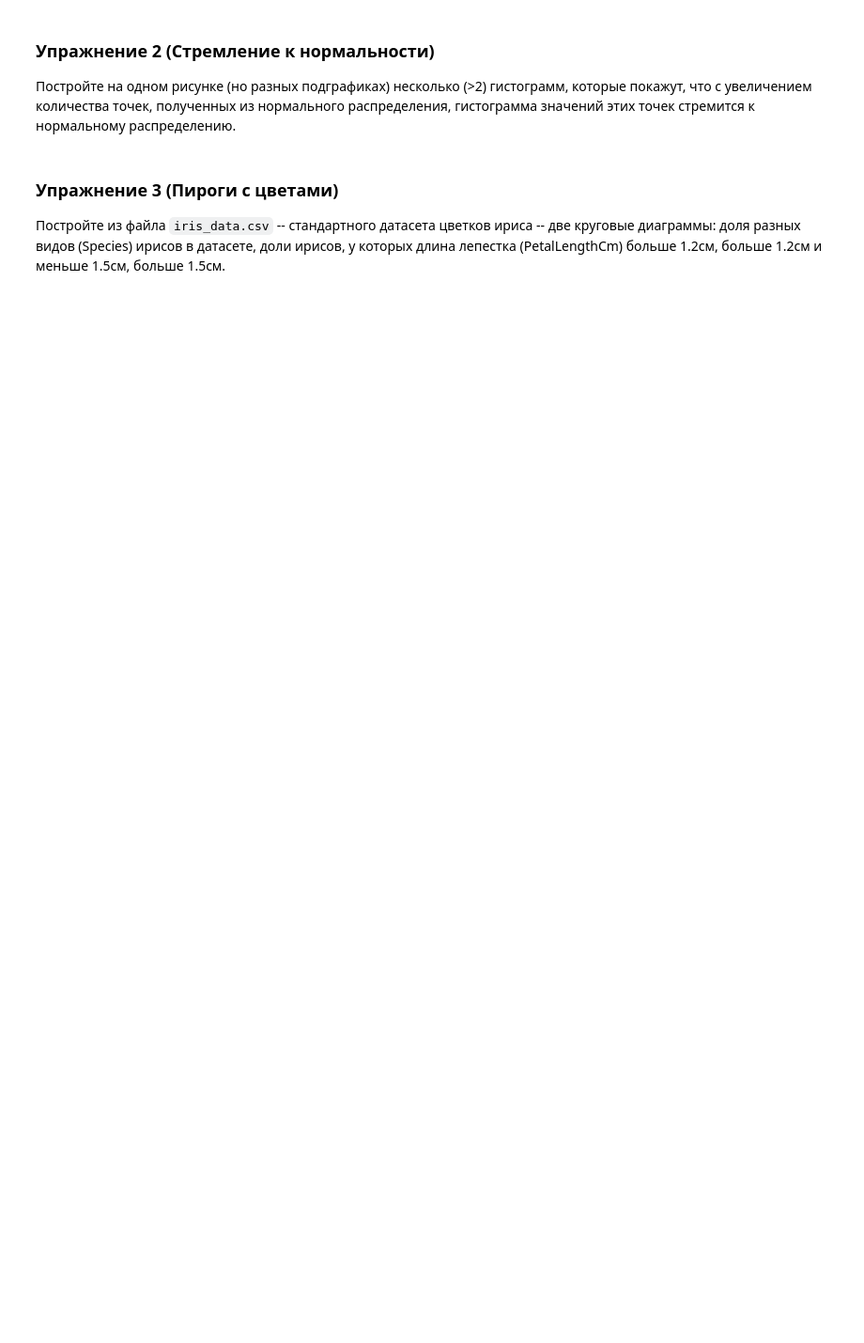
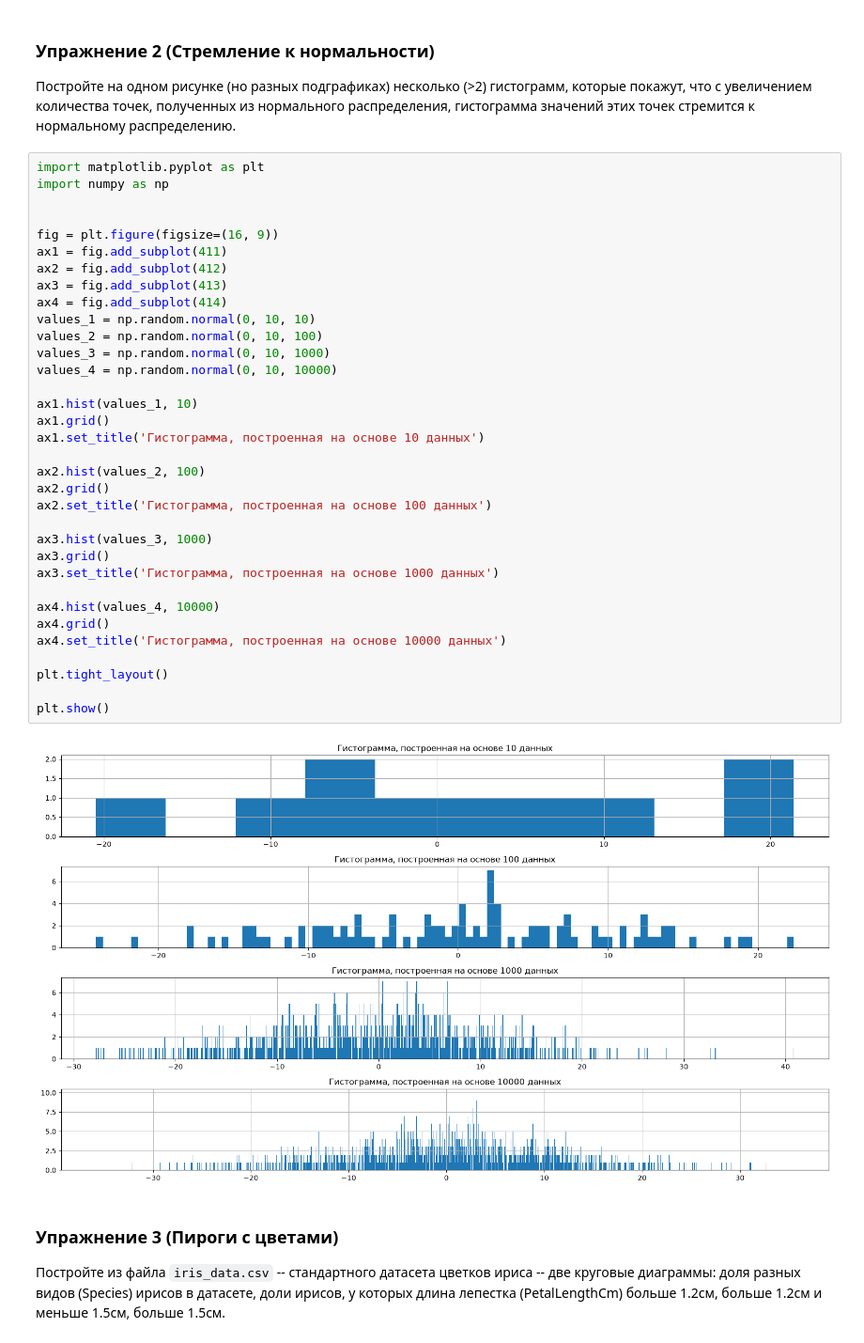
Before and after one commit to skoro9/Python_Algoritms_Chirkin_Autumn, a Jupyter notebook: seminars/seminar 25.09/Seminar_4_tasks.ipynb, the cells around one changed output. Shown at 94% size. Saved outputs shown, nothing was run; the diff lists cells and outputs as text; blank space fills up the shorter version.

```diff
--- a/seminars/seminar 25.09/Seminar_4_tasks.ipynb
+++ b/seminars/seminar 25.09/Seminar_4_tasks.ipynb
@@ -260,6 +279,42 @@ listed widths:  [3.5, 3.0, 3.2, 3.1, 3.6, 3.9, 3.4, 3.4, 2.9, 3.1, 3.7, 3.4, 3.0
 ### Упражнение 2 (Стремление к нормальности)
 
 Постройте на одном рисунке (но разных подграфиках) несколько (>2) гистограмм, которые покажут, что с увеличением количества точек, полученных из нормального распределения, гистограмма значений этих точек стремится к нормальному распределению.
+# %%
+import matplotlib.pyplot as plt
+import numpy as np
+
+
+fig = plt.figure(figsize=(16, 9))
+ax1 = fig.add_subplot(411)
+ax2 = fig.add_subplot(412)
+ax3 = fig.add_subplot(413)
+ax4 = fig.add_subplot(414)
+values_1 = np.random.normal(0, 10, 10)
+values_2 = np.random.normal(0, 10, 100)
+values_3 = np.random.normal(0, 10, 1000)
+values_4 = np.random.normal(0, 10, 10000)
+
+ax1.hist(values_1, 10)
+ax1.grid()
+ax1.set_title('Гистограмма, построенная на основе 10 данных')
+
+ax2.hist(values_2, 100)
+ax2.grid()
+ax2.set_title('Гистограмма, построенная на основе 100 данных')
+
+ax3.hist(values_3, 1000)
+ax3.grid()
+ax3.set_title('Гистограмма, построенная на основе 1000 данных')
+
+ax4.hist(values_4, 10000)
+ax4.grid()
+ax4.set_title('Гистограмма, построенная на основе 10000 данных')
+
+plt.tight_layout()
+
+plt.show()
+# %% [output]
+[figure, added]
 # %% [markdown]
 
 ### Упражнение 3 (Пироги с цветами)
```
Also changed, not shown: parts of 6 cells of this notebook, 6 other files.
